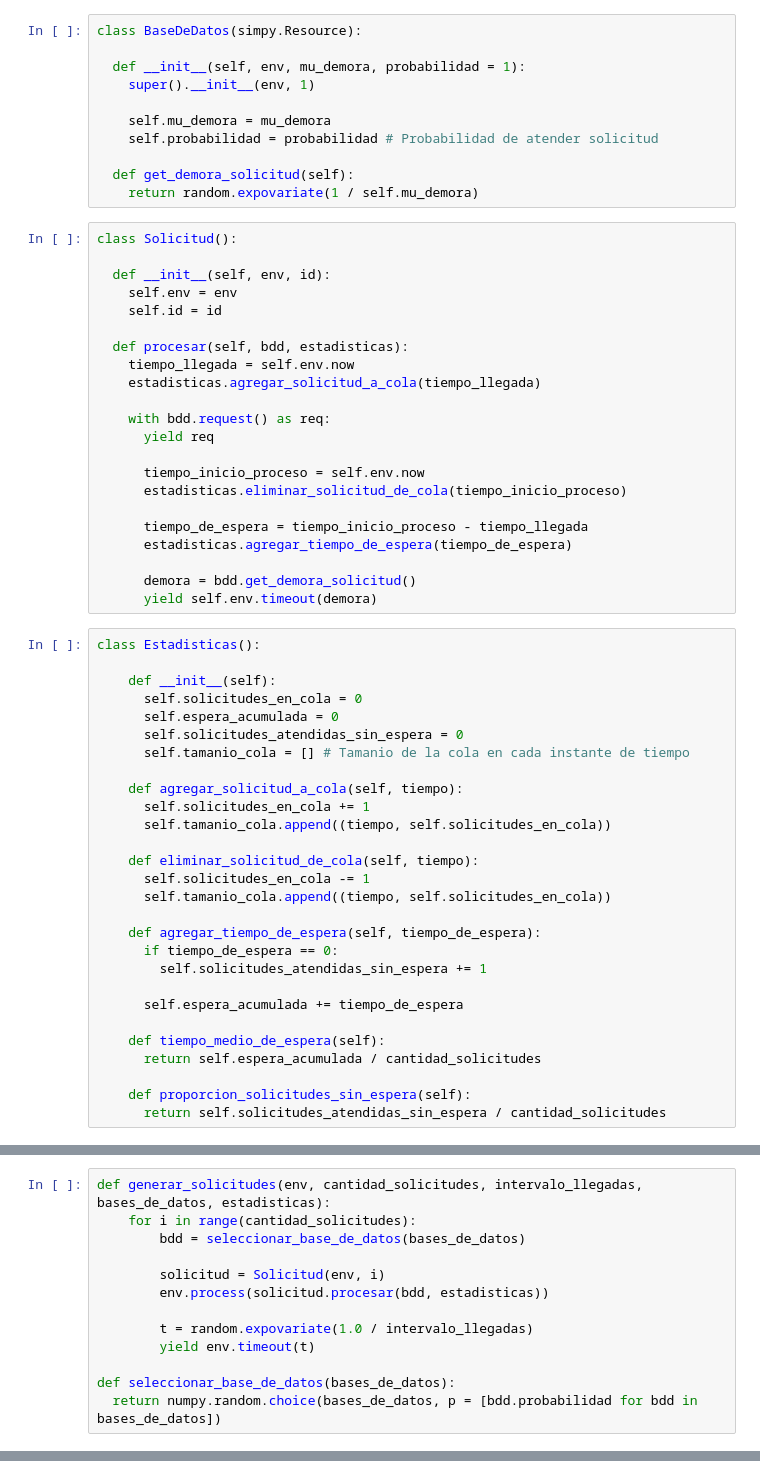
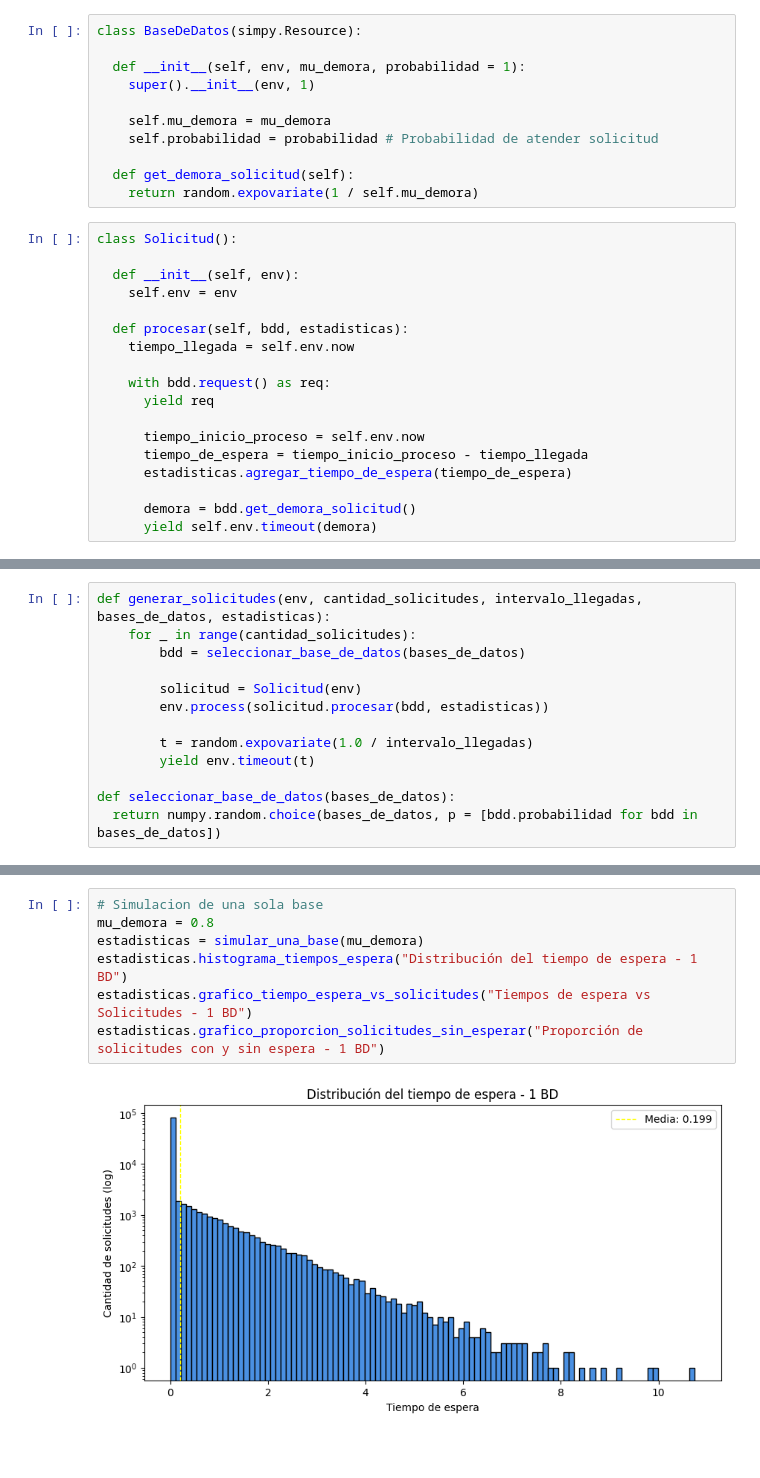
Before and after one commit to DanieLovera/simulacion_tp2, a Jupyter notebook: Simulacion_TP2.ipynb, the cells around one changed output, grey strips where cells are left out. Saved outputs shown, nothing was run; the diff lists cells and outputs as text; blank space fills up the shorter version.

Commit message:
feat: add graphics

```diff
--- a/Simulacion_TP2.ipynb
+++ b/Simulacion_TP2.ipynb
@@ -22,50 +36,18 @@ class BaseDeDatos(simpy.Resource):
 # %%
 class Solicitud():
 
-  def __init__(self, env, id):
+  def __init__(self, env):
     self.env = env
-    self.id = id
 
   def procesar(self, bdd, estadisticas):
     tiempo_llegada = self.env.now
-    estadisticas.agregar_solicitud_a_cola(tiempo_llegada)
 
     with bdd.request() as req:
       yield req
 
       tiempo_inicio_proceso = self.env.now
-      estadisticas.eliminar_solicitud_de_cola(tiempo_inicio_proceso)
-
       tiempo_de_espera = tiempo_inicio_proceso - tiempo_llegada
       estadisticas.agregar_tiempo_de_espera(tiempo_de_espera)
 
       demora = bdd.get_demora_solicitud()
       yield self.env.timeout(demora)
-# %%
-class Estadisticas():
-
-    def __init__(self):
-      self.solicitudes_en_cola = 0
-      self.espera_acumulada = 0
-      self.solicitudes_atendidas_sin_espera = 0
-      self.tamanio_cola = [] # Tamanio de la cola en cada instante de tiempo
-
-    def agregar_solicitud_a_cola(self, tiempo):
-      self.solicitudes_en_cola += 1
-      self.tamanio_cola.append((tiempo, self.solicitudes_en_cola))
-
-    def eliminar_solicitud_de_cola(self, tiempo):
-      self.solicitudes_en_cola -= 1
-      self.tamanio_cola.append((tiempo, self.solicitudes_en_cola))
-
-    def agregar_tiempo_de_espera(self, tiempo_de_espera):
-      if tiempo_de_espera == 0:
-        self.solicitudes_atendidas_sin_espera += 1
-
-      self.espera_acumulada += tiempo_de_espera
-
-    def tiempo_medio_de_espera(self):
-      return self.espera_acumulada / cantidad_solicitudes
-
-    def proporcion_solicitudes_sin_espera(self):
-      return self.solicitudes_atendidas_sin_espera / cantidad_solicitudes
@@ -72,9 +113,9 @@ class Estadisticas():
 # %%
 def generar_solicitudes(env, cantidad_solicitudes, intervalo_llegadas, bases_de_datos, estadisticas):
-    for i in range(cantidad_solicitudes):
+    for _ in range(cantidad_solicitudes):
         bdd = seleccionar_base_de_datos(bases_de_datos)
 
-        solicitud = Solicitud(env, i)
+        solicitud = Solicitud(env)
         env.process(solicitud.procesar(bdd, estadisticas))
 
         t = random.expovariate(1.0 / intervalo_llegadas)
@@ -124,0 +147,9 @@ print('Proporicion de solicitudes atendidas sin espera: %f' % estadisticas.propo
+# %%
+# Simulacion de una sola base
+mu_demora = 0.8
+estadisticas = simular_una_base(mu_demora)
+estadisticas.histograma_tiempos_espera("Distribución del tiempo de espera - 1 BD")
+estadisticas.grafico_tiempo_espera_vs_solicitudes("Tiempos de espera vs Solicitudes - 1 BD")
+estadisticas.grafico_proporcion_solicitudes_sin_esperar("Proporción de solicitudes con y sin espera - 1 BD")
+# %% [output]
+[figure, added]
```
Also changed, not shown: parts of 9 cells of this notebook.
